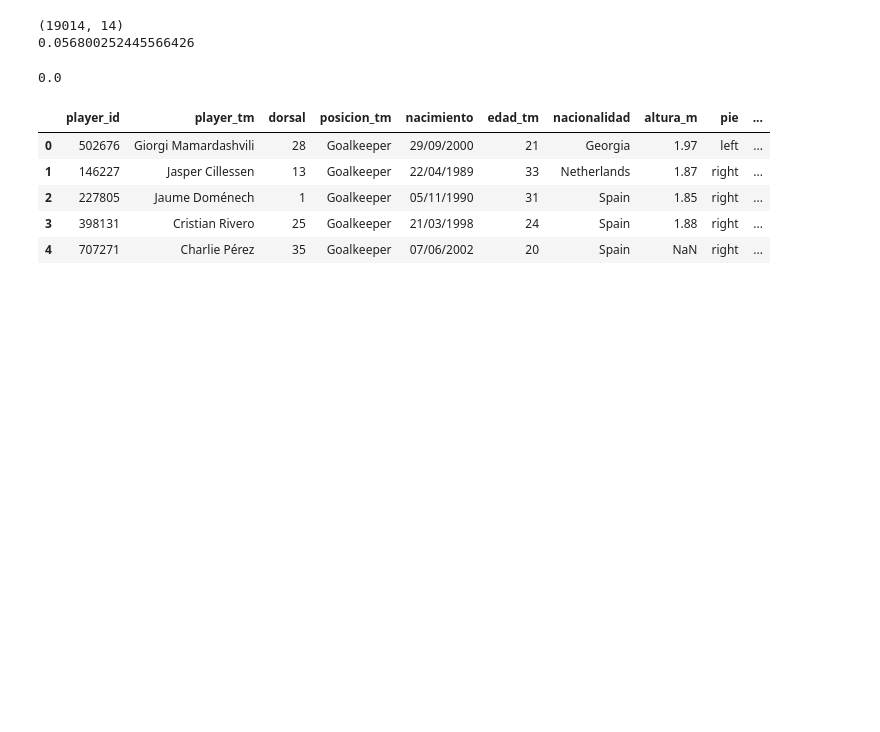
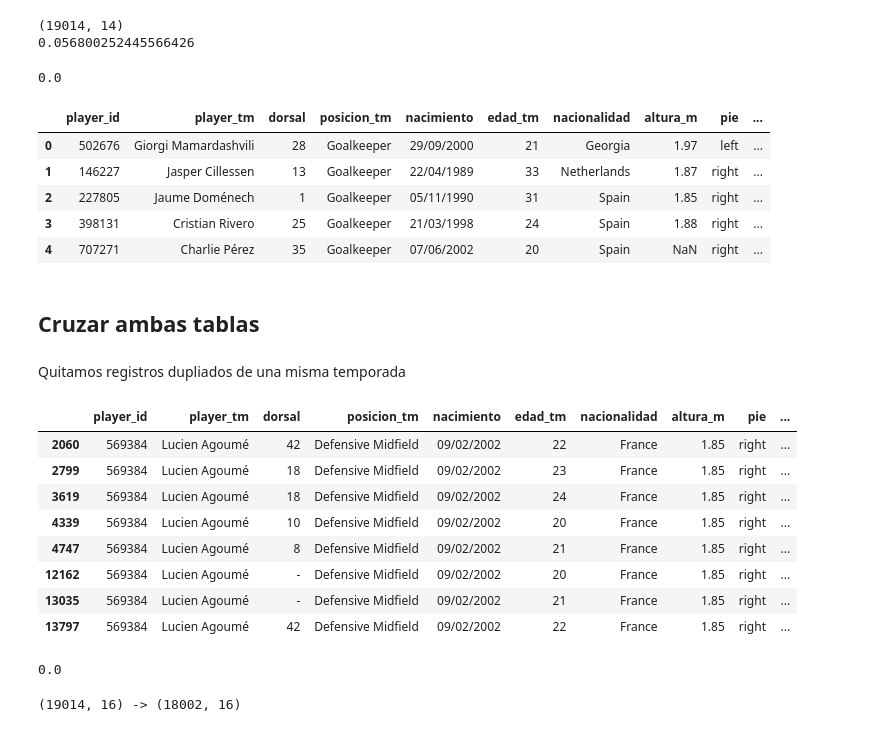
Before and after one commit to DiegoZu28/ScoutIA, a Jupyter notebook: notebooks/01-unificacion.ipynb, the cells around one changed output. Drawn from its saved outputs; the diff is of its cells as text; code cells hidden in the pictures; blank space fills up the shorter version.

```diff
--- a/notebooks/01-unificacion.ipynb
+++ b/notebooks/01-unificacion.ipynb
@@ -152,3 +154,29 @@ tm.head()
 | 2 | 227805 | Jaume Doménech | 1 | Goalkeeper | 05/11/1990 | 31 | Spain | 1.85 | right | ... |
 | 3 | 398131 | Cristian Rivero | 25 | Goalkeeper | 21/03/1998 | 24 | Spain | 1.88 | right | ... |
 | 4 | 707271 | Charlie Pérez | 35 | Goalkeeper | 07/06/2002 | 20 | Spain | NaN | right | ... |
+# %% [markdown]
+## Cruzar ambas tablas
+# %% [markdown]
+Quitamos registros dupliados de una misma temporada
+# %%
+tm[tm["player_tm"] == "Lucien Agoumé"]
+# %% [output]
+|  | player_id | player_tm | dorsal | posicion_tm | nacimiento | edad_tm | nacionalidad | altura_m | pie | ... |
+| 2060 | 569384 | Lucien Agoumé | 42 | Defensive Midfield | 09/02/2002 | 22 | France | 1.85 | right | ... |
+| 2799 | 569384 | Lucien Agoumé | 18 | Defensive Midfield | 09/02/2002 | 23 | France | 1.85 | right | ... |
+| 3619 | 569384 | Lucien Agoumé | 18 | Defensive Midfield | 09/02/2002 | 24 | France | 1.85 | right | ... |
+| 4339 | 569384 | Lucien Agoumé | 10 | Defensive Midfield | 09/02/2002 | 20 | France | 1.85 | right | ... |
+| 4747 | 569384 | Lucien Agoumé | 8 | Defensive Midfield | 09/02/2002 | 21 | France | 1.85 | right | ... |
+| 12162 | 569384 | Lucien Agoumé | - | Defensive Midfield | 09/02/2002 | 20 | France | 1.85 | right | ... |
+| 13035 | 569384 | Lucien Agoumé | - | Defensive Midfield | 09/02/2002 | 21 | France | 1.85 | right | ... |
+| 13797 | 569384 | Lucien Agoumé | 42 | Defensive Midfield | 09/02/2002 | 22 | France | 1.85 | right | ... |
+# %%
+chk = tm.groupby(['player_id','saison_id'])['valor_eur'].nunique()
+print((chk > 1).mean())
+# %% [output]
+0.0
+# %%
+tm_unico = tm.drop_duplicates(subset=['player_id', 'saison_id'])
+print(tm.shape, '->', tm_unico.shape)
+# %% [output]
+(19014, 16) -> (18002, 16)
```
Also changed, not shown: parts of 14 cells of this notebook, 2 other files.
